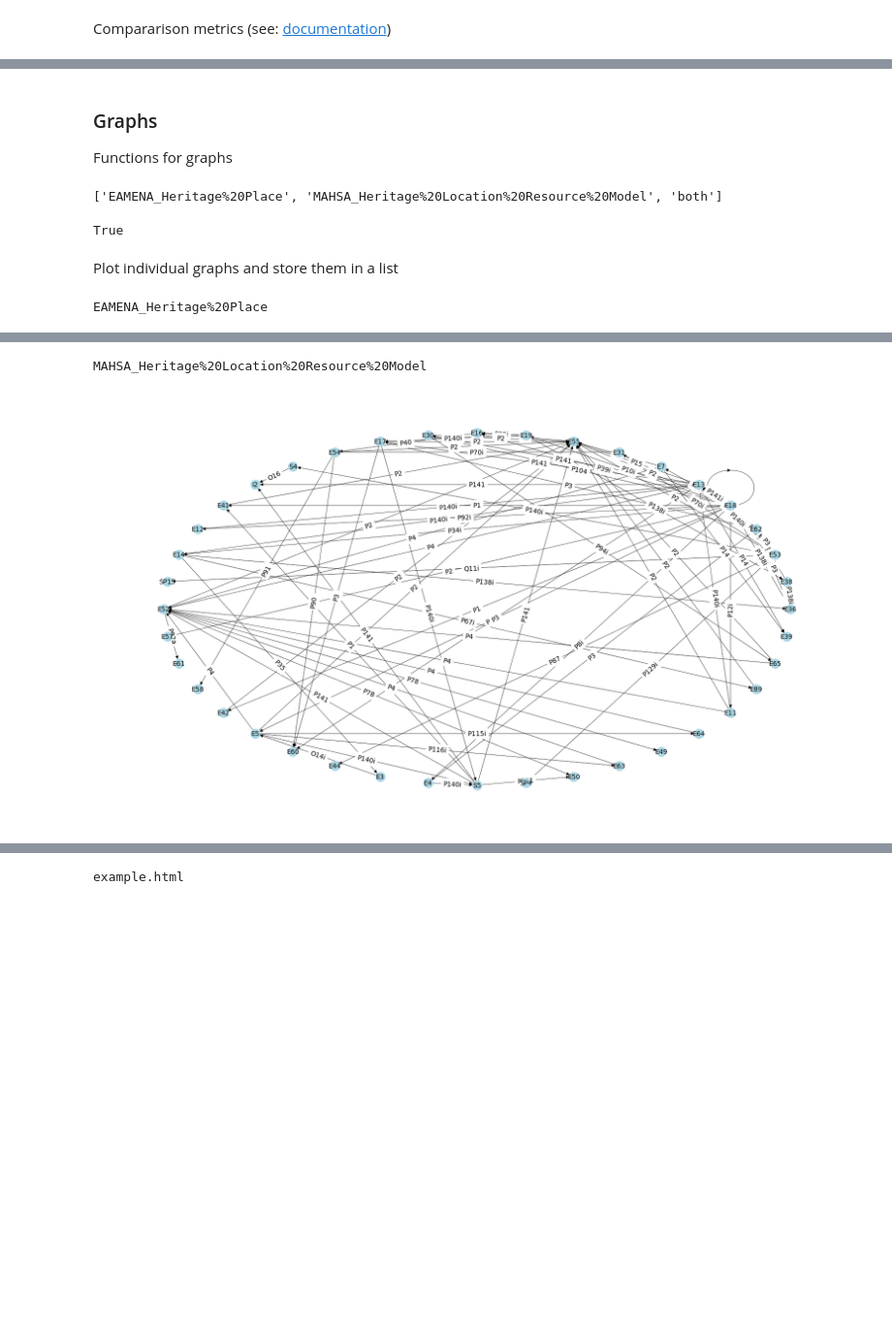
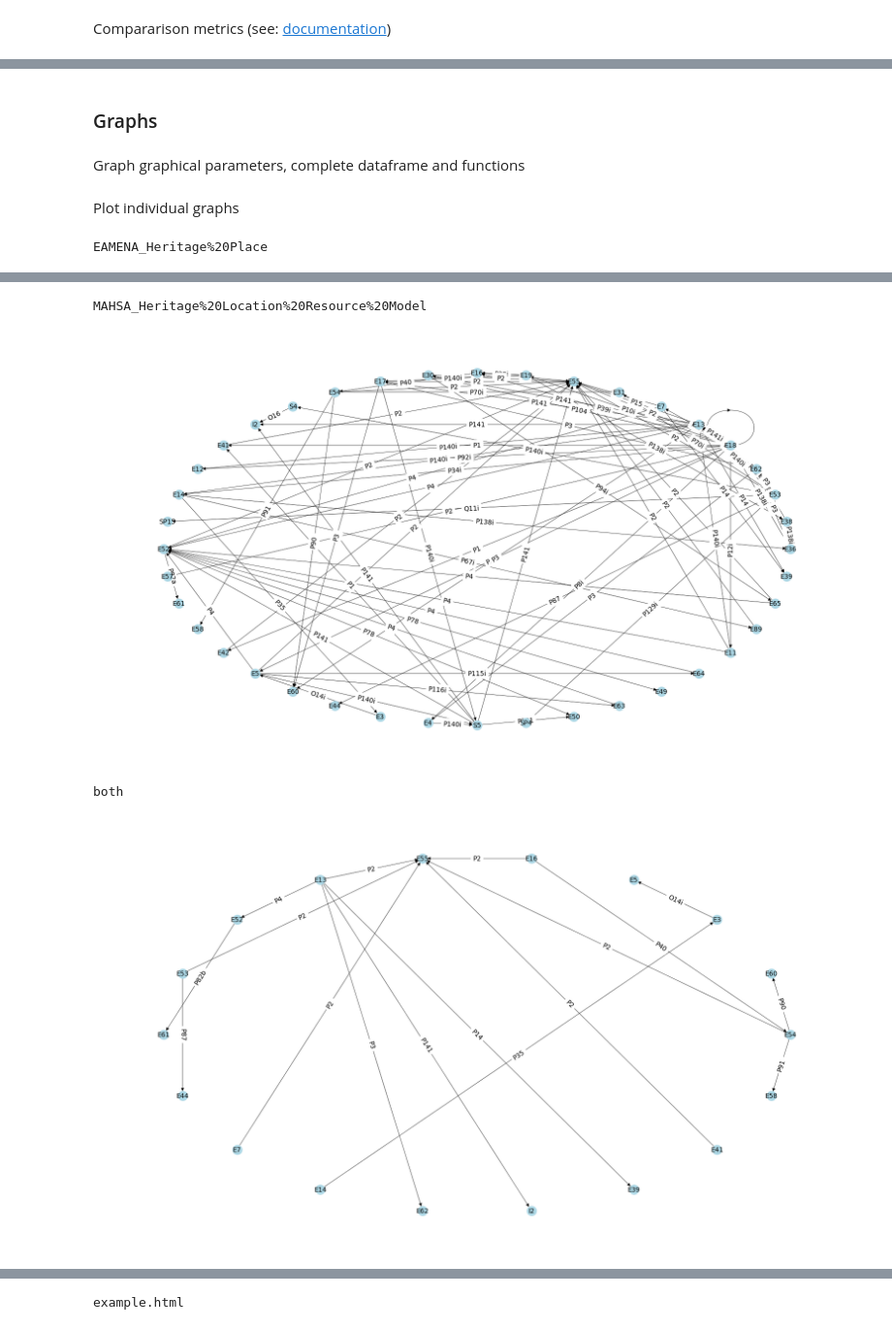
Before and after one commit to achp-project/cultural-heritage, a Jupyter notebook: presentation/bhdc/graph_parser_comparator_example.ipynb, the cells around one changed output, grey strips where cells are left out. Shown at 97% size. Cells and saved outputs as stored; diff of their text form; code cells hidden in the pictures; blank space fills up the shorter version.

```diff
--- a/presentation/bhdc/graph_parser_comparator_example.ipynb
+++ b/presentation/bhdc/graph_parser_comparator_example.ipynb
@@ -169,15 +157,7 @@ df_all_match
 # %% [markdown]
 ### Graphs
-
-Functions for graphs
-# %%
-# test unique
-a = df_all_match['G'].unique()
-print(sorted(a))
-'both' in a
-# %% [output]
-['EAMENA_Heritage%20Place', 'MAHSA_Heritage%20Location%20Resource%20Model', 'both']
-True
+# %% [markdown]
+Graph graphical parameters, complete dataframe and functions
 # %%
 node_size = 200
 font_size = 10
@@ -185,9 +165,26 @@ edge_width = .5
 fig_dim = 10
 node_color = "#add8e6" # lightblue
 
+subgraph_metrics['weight'] = edge_width
+comparison_metrics['weight'] = edge_width * 2
+
+# Concatenation of subgraphs and comparison metrics and drops duplicates.Get subgraphs in both RM, and remove duplicated subgraphs
+df_all_match = pd.concat([subgraph_metrics, comparison_metrics])
+df_all_match = df_all_match.drop_duplicates()
+df_all_match_copy = df_all_match.copy() # deep copy
+df_all_match_copy['uniq'] = df_all_match_copy['source'] + "_" + df_all_match_copy['property'] + df_all_match_copy['target'] # field with unique id
+# get 'both' rows in a separated df
+df_both = df_all_match_copy.loc[df_all_match_copy['G'] == 'both'] # both dataframe
+both_uniq = list(set(df_both['uniq'])) # get uniq ID in the 'both' dataframe
+df_all_match_copy = df_all_match_copy[~df_all_match_copy['uniq'].isin(both_uniq)] # drop both from the main dataframe
+df_all_complete = pd.concat([df_both, df_all_match_copy])
+
 def create_graph(rm):
-  condition = df_all_match['G'] == rm
-  df_G = df_all_match[condition]
+  # filter on graph label
+  # condition = df_all_match['G'] == rm
+  # condition = df_all_match['G'] in rm
+  # df_G = df_all_match[condition]
+  df_G = df_all_match[df_all_match.G.isin([rm])]
   G = nx.from_pandas_edgelist(df_G, 'source_id', 'target_id', True, create_using=nx.DiGraph())
   G_attrs_nodes = {}
   # clean
@@ -225,19 +222,20 @@ def plot_G(digraph):
   nx.draw_networkx_edge_labels(digraph, pos = p, edge_labels = labels_edges, font_size = font_size)
   plt.show()
 # %% [markdown]
-Plot individual graphs and store them in a list
+Plot individual graphs
 # %%
-graph_list = []
+# graph_list = []
 a = df_all_match['G'].unique()
 a = a.tolist()
-a.remove('both')
 for i in a:
   print(i)
   G = create_graph(i)
-  graph_list.append(G)
+  # graph_list.append(G)
   plot_G(G)
 # %% [output]
 EAMENA_Heritage%20Place
 [figure]
 MAHSA_Heritage%20Location%20Resource%20Model
 [figure]
+both
+[figure, added]
```
Also changed, not shown: parts of 19 cells of this notebook.
